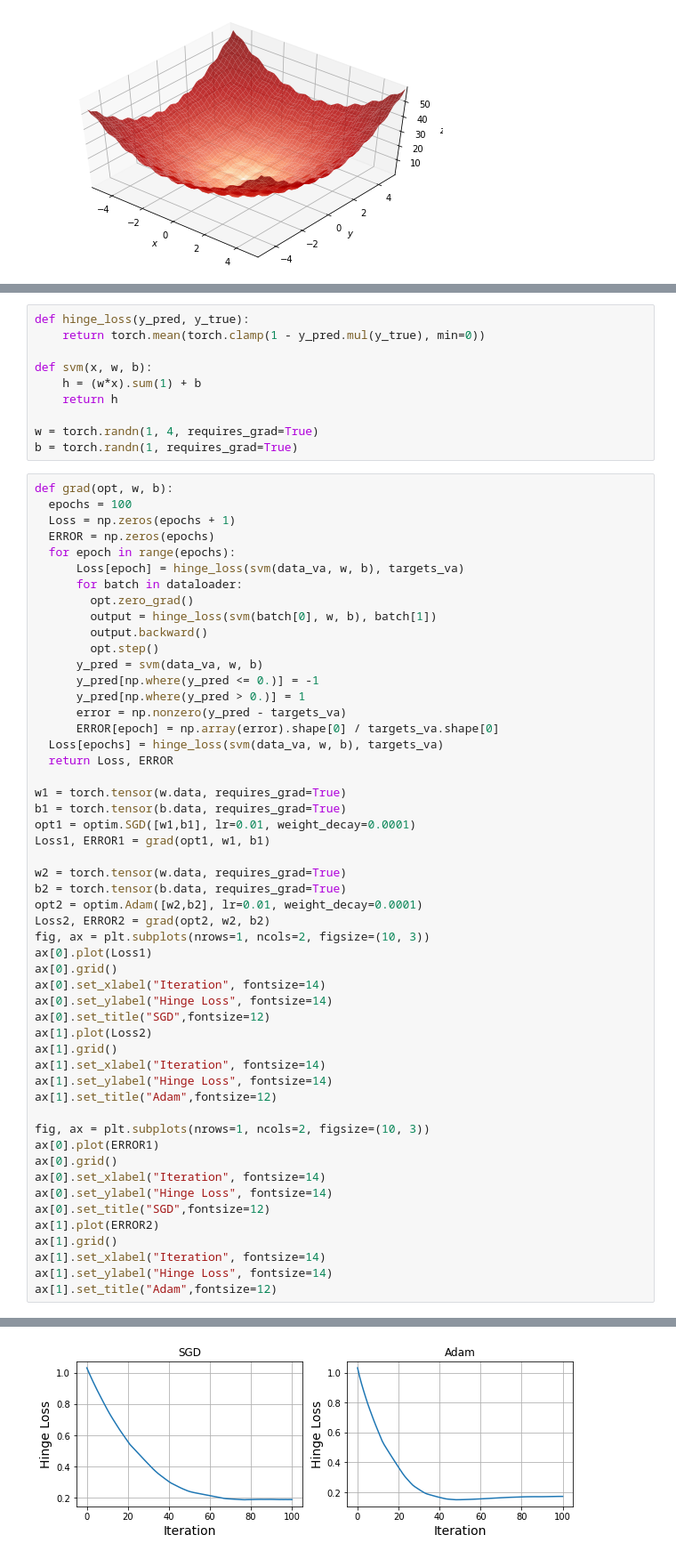
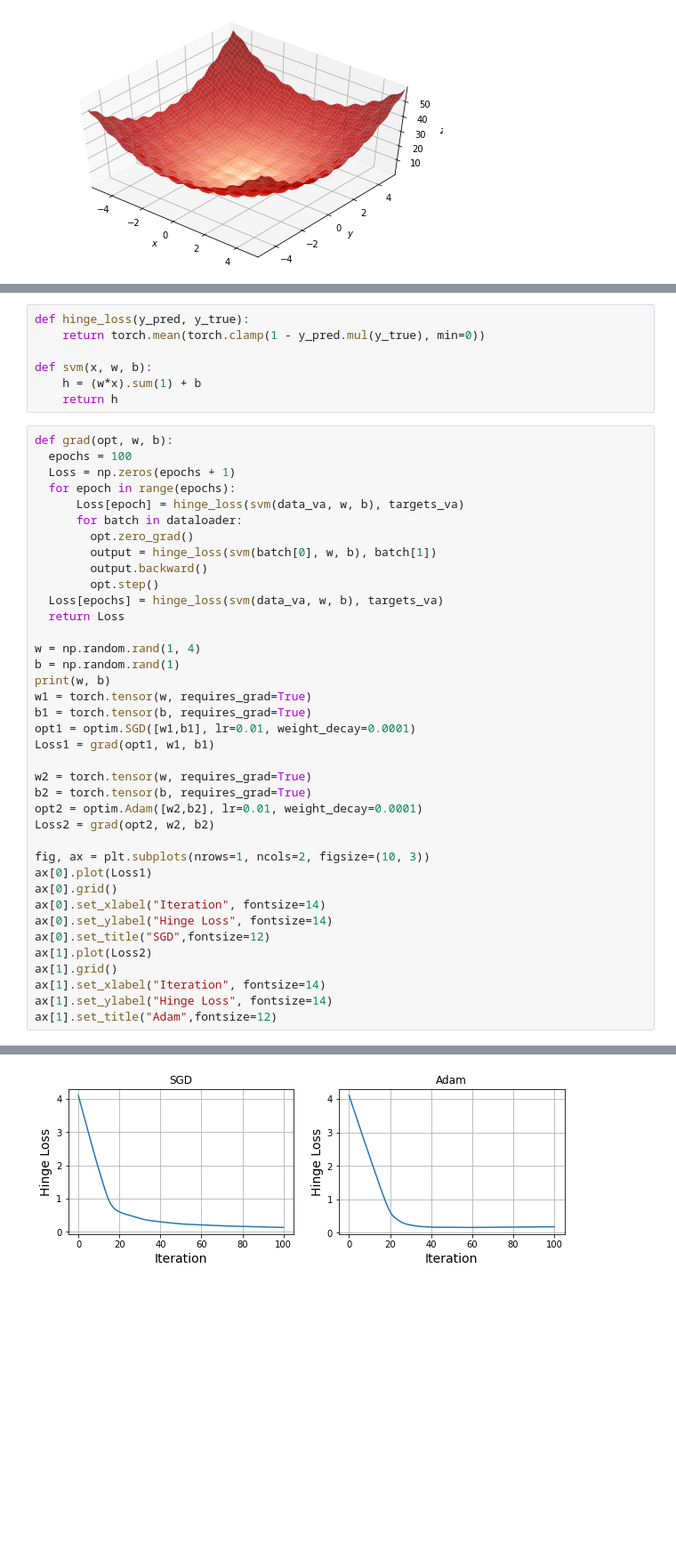
Before and after one commit to WHU-Peter/COMP6248-Deep-Learning, a Jupyter notebook: DL_lab3.ipynb, the cells around one changed output, grey strips where cells are left out. Shown: that part at 89% size. Drawn from its saved outputs; the diff is of its cells as text; blank space fills up the shorter version.

```diff
--- a/DL_lab3.ipynb
+++ b/DL_lab3.ipynb
@@ -147,14 +140,10 @@ def hinge_loss(y_pred, y_true):
 def svm(x, w, b):
     h = (w*x).sum(1) + b
     return h
-
-w = torch.randn(1, 4, requires_grad=True)
-b = torch.randn(1, requires_grad=True)
 # %%
 def grad(opt, w, b):
   epochs = 100
   Loss = np.zeros(epochs + 1)
-  ERROR = np.zeros(epochs)
   for epoch in range(epochs):
       Loss[epoch] = hinge_loss(svm(data_va, w, b), targets_va)
       for batch in dataloader:
@@ -162,23 +151,22 @@ def grad(opt, w, b):
         output = hinge_loss(svm(batch[0], w, b), batch[1])
         output.backward()
         opt.step()
-      y_pred = svm(data_va, w, b)
-      y_pred[np.where(y_pred <= 0.)] = -1
-      y_pred[np.where(y_pred > 0.)] = 1
-      error = np.nonzero(y_pred - targets_va)
-      ERROR[epoch] = np.array(error).shape[0] / targets_va.shape[0]
   Loss[epochs] = hinge_loss(svm(data_va, w, b), targets_va)
-  return Loss, ERROR
+  return Loss
 
-w1 = torch.tensor(w.data, requires_grad=True)
-b1 = torch.tensor(b.data, requires_grad=True)
+w = np.random.rand(1, 4)
+b = np.random.rand(1)
+print(w, b)
+w1 = torch.tensor(w, requires_grad=True)
+b1 = torch.tensor(b, requires_grad=True)
 opt1 = optim.SGD([w1,b1], lr=0.01, weight_decay=0.0001)
-Loss1, ERROR1 = grad(opt1, w1, b1)
+Loss1 = grad(opt1, w1, b1)
 
-w2 = torch.tensor(w.data, requires_grad=True)
-b2 = torch.tensor(b.data, requires_grad=True)
+w2 = torch.tensor(w, requires_grad=True)
+b2 = torch.tensor(b, requires_grad=True)
 opt2 = optim.Adam([w2,b2], lr=0.01, weight_decay=0.0001)
-Loss2, ERROR2 = grad(opt2, w2, b2)
+Loss2 = grad(opt2, w2, b2)
+
 fig, ax = plt.subplots(nrows=1, ncols=2, figsize=(10, 3))
 ax[0].plot(Loss1)
 ax[0].grid()
@@ -190,16 +178,4 @@ ax[1].grid()
 ax[1].set_xlabel("Iteration", fontsize=14)
 ax[1].set_ylabel("Hinge Loss", fontsize=14)
 ax[1].set_title("Adam",fontsize=12)
-
-fig, ax = plt.subplots(nrows=1, ncols=2, figsize=(10, 3))
-ax[0].plot(ERROR1)
-ax[0].grid()
-ax[0].set_xlabel("Iteration", fontsize=14)
-ax[0].set_ylabel("Hinge Loss", fontsize=14)
-ax[0].set_title("SGD",fontsize=12)
-ax[1].plot(ERROR2)
-ax[1].grid()
-ax[1].set_xlabel("Iteration", fontsize=14)
-ax[1].set_ylabel("Hinge Loss", fontsize=14)
-ax[1].set_title("Adam",fontsize=12)
 # %% [output]
@@ -207 +184 @@ Text(0.5, 1.0, 'Adam')
-[figure, old version]
+[figure, new version]
```
Also changed, not shown: parts of 6 cells of this notebook.
